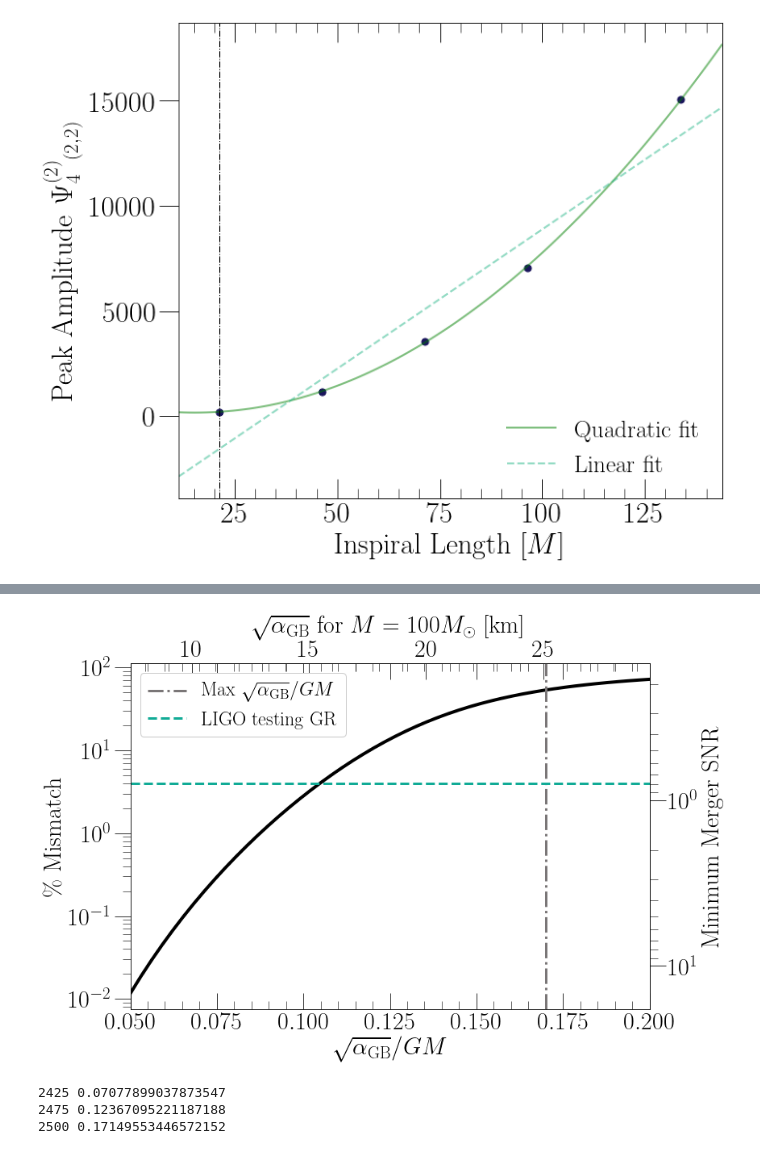
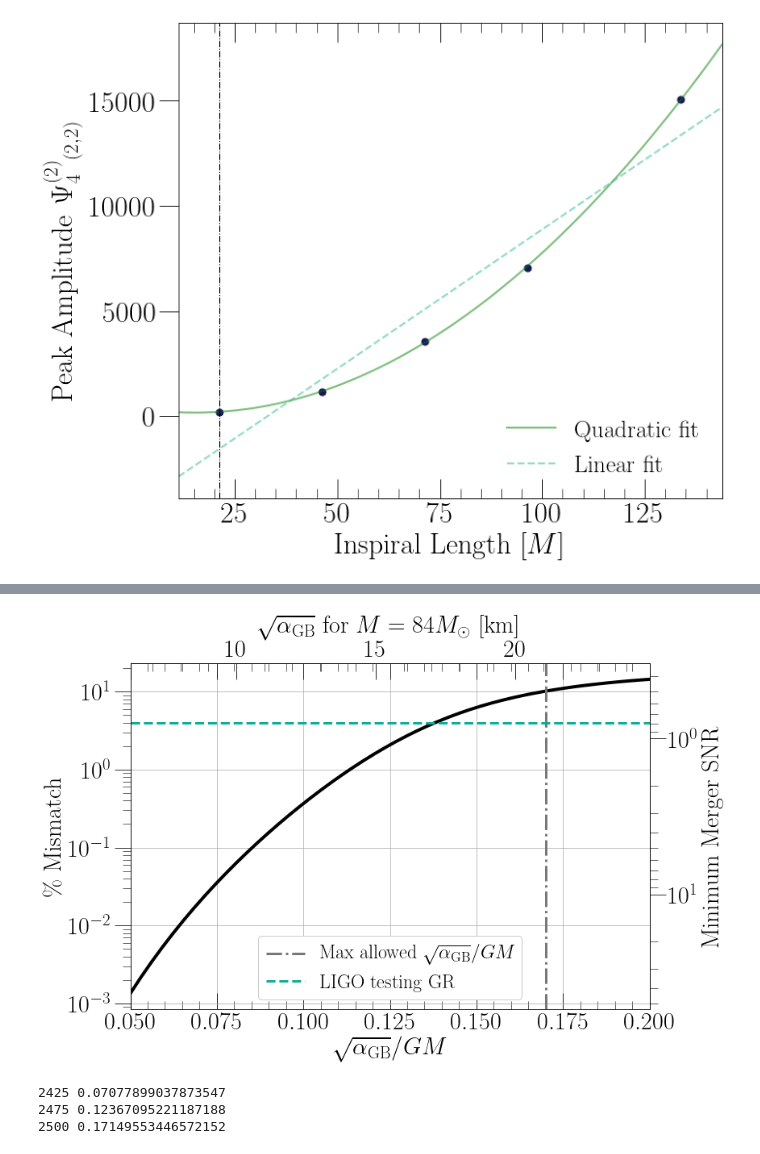
Before and after one commit to mariaokounkova/EDGB, a Jupyter notebook: GW150914/EDGB_GW.ipynb, the cells around one changed output, grey strips where cells are left out. Drawn from its saved outputs; the diff is of its cells as text; code cells hidden in the pictures.

```diff
--- a/GW150914/EDGB_GW.ipynb
+++ b/GW150914/EDGB_GW.ipynb
@@ -674,12 +674,6 @@ def Overlap(sqrt_alpha, start=2500, ramp=25, lev=0):
 def OverlapParameters():
     figname = 'Mismatch'
 
-    #start_arr = ['2075','2100']
-    #ramp = 250 ## ramp length
-
-    #cmap = matplotlib.cm.get_cmap('plasma')
-    #colors = [cmap(float(i)/len(start_arr)) for i in range(len(start_arr))][::-1]
-
     f, ax = plt.subplots(1, figsize=(12,8))
 
     a_start = 0.05
@@ -688,7 +682,7 @@ def OverlapParameters():
     mismatch_arr = [Overlap(a, start=2500, ramp=25, lev=0) for a in sqrt_alpha_arr]
     ax.plot(sqrt_alpha_arr, mismatch_arr, color='black', lw=4.0)
 
-    ax.axvline(0.17, ls='-.', lw=3.0, color='#7a7677', label=r'Max $\sqrt{\alpha_\mathrm{GB}}/GM$')
+    ax.axvline(0.17, ls='-.', lw=3.0, color='#7a7677', label=r'Max allowed $\sqrt{\alpha_\mathrm{GB}}/GM$')
     ax.axhline(4.0, ls='--', lw=3.0, color='#11ab96', label='LIGO testing GR')
     #ax.axhline(0.8, ls='--', lw=3.0, color='#3bebd3', label='Max dCS mismatch')
 
@@ -702,38 +696,40 @@ def OverlapParameters():
     ax.set_xlim(a_start, a_end)
 
     ## Now make the axis in terms of km
-    mass_factor = 147.647 #100.5
+    ## G * 1 solar masses / c^2 to km
+    mass = 84 # in solar masses
+    mass_factor = 1.477 * mass # mass in solar masses #147.647 #100.5
     def forward(sqrt_alpha):
         ## G * 68 solar masses / c^2 to km
         return sqrt_alpha * mass_factor ## factor in km
 
     def inverse(x):
         return x / mass_factor
 
     def mismatch_forward(mismatch):
         """ D = 5, SNR = sqrt(D/(2*mismatch))"""
         return np.sqrt(2.5/mismatch)
 
     def mismatch_inverse(x):
         return 2.5/x**2
 
     ## Add constraint label in terms of km
     secax = ax.secondary_xaxis('top', functions=(forward, inverse))
-    secax.set_xlabel(r'$\sqrt{\alpha_\mathrm{GB}}$ for $M = 100 M_\odot$ [km]', fontsize=30)
+    secax.set_xlabel(r'$\sqrt{\alpha_\mathrm{GB}}$ for $M = 84 M_\odot$ [km]', fontsize=30)
 
     secay = ax.secondary_yaxis('right', functions=(mismatch_forward, mismatch_inverse))
     secay.set_ylabel(r'Minimum Merger SNR', fontsize=30)
 
-    #ax.set_ylim(0.0, 0.5)
+    plt.grid()
     plt.tight_layout()
     plt.savefig(figname + '.pdf')
     plt.show()
 
 OverlapParameters()
 #for a in np.linspace(0.1, 0.17, 5):
 #    print(a, Overlap(a))
 # %% [output]
-[figure, old version]
+[figure, new version]
 # %%
 ## Regime of validity
 
```
Also changed, not shown: parts of 1 cell of this notebook.
